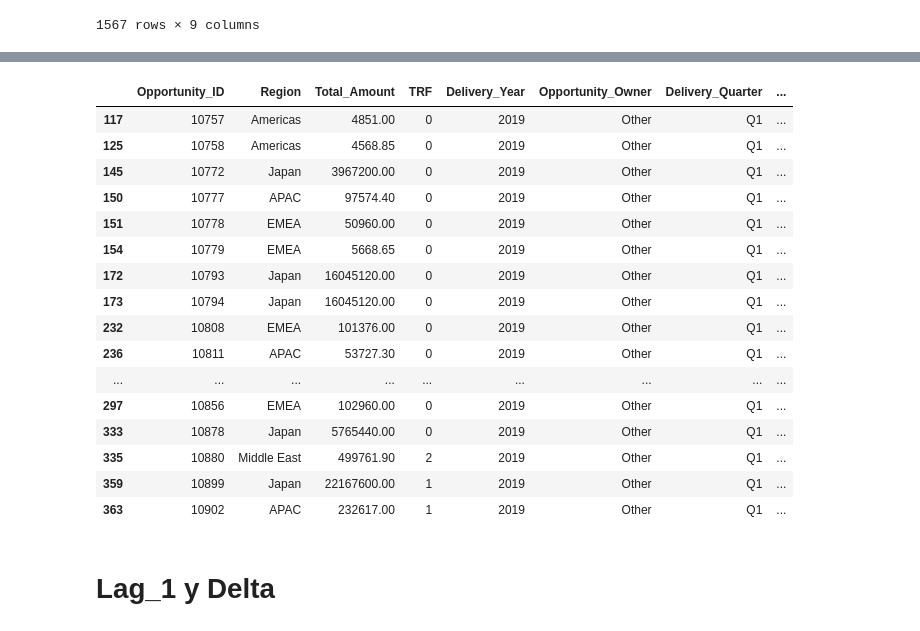
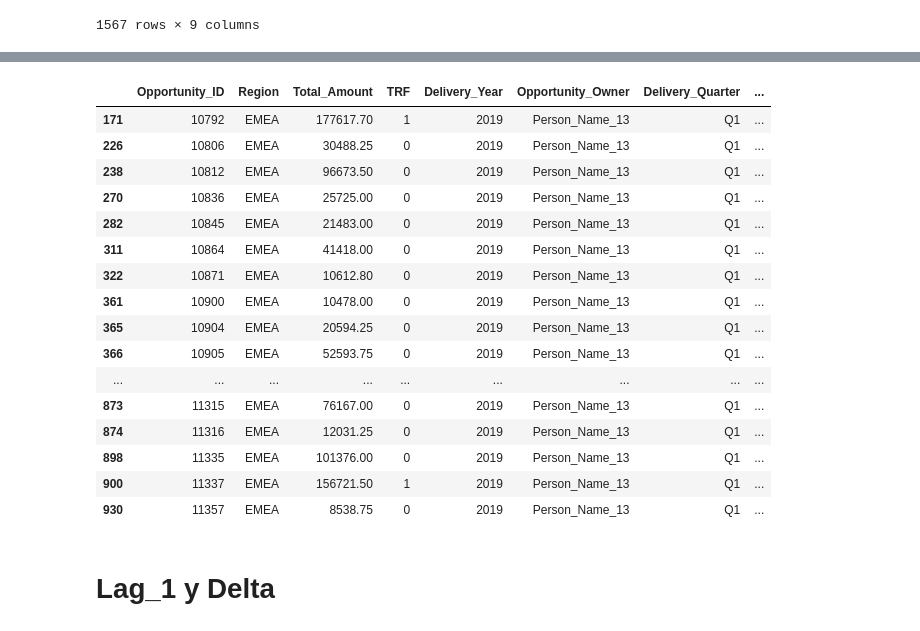
Before and after one commit to BautistaXifro/Machine-Learning-Datos, a Jupyter notebook: FeatureEngineering/FeatureEngineering.ipynb, the cells around one changed output, grey strips where cells are left out. Cells and saved outputs as stored; diff of their text form; code cells hidden in the pictures.

```diff
--- a/FeatureEngineering/FeatureEngineering.ipynb
+++ b/FeatureEngineering/FeatureEngineering.ipynb
@@ -72,0 +75,18 @@ df.loc[df['Total_Amount_Currency'] == 'GBP', 'Total_Amount_Currency'] = 'USD'
+# %%
+df.dropna(inplace = True)
+df['Opportunity_Created_Date'] = pd.to_datetime(df['Opportunity_Created_Date'],errors='coerce')
+df["Year Created"] = df["Opportunity_Created_Date"].dt.year
+df["Month Created"] =df["Opportunity_Created_Date"].dt.month
+df["Expensive"] = np.where(df["Total_Taxable_Amount"] >= 80000, 1, 0)
+df['Planned_Delivery_Start_Date'] = pd.to_datetime(df['Planned_Delivery_Start_Date'],errors='coerce')
+df['Planned_Delivery_End_Date'] = pd.to_datetime(df['Planned_Delivery_End_Date'],errors='coerce')
+df = df[df["Total_Amount"] > 0]
+df["Total_Amount"] = np.log(df["Total_Amount"])
+entrenamiento_by_region = df.groupby("Region").agg({"Stage" : "count"})
+entrenamiento_by_region.rename(columns = {"Stage" : "Amount of Cases"}, inplace = True)
+entrenamiento_won_by_region = df[df["Stage"] == "Closed Won"].groupby("Region").agg({"Stage" : "count"})
+entrenamiento_won_by_region.rename(columns = {"Stage" : "Cases won"}, inplace = True)
+
+entrenamiento_won_by_region["percentage"] = (entrenamiento_won_by_region["Cases won"] / entrenamiento_by_region["Amount of Cases"]) * 100
+df = df.merge(entrenamiento_won_by_region, on = "Region")
+df["Años en entregar"] = df["Delivery_Year"] - df["Year Created"]
@@ -244,11 +297,11 @@ DataFrame_test
 | 2550 | 12368 | EMEA | 871020.8 | 3 | 2019 | Person_Name_16 | Q4 | ... |
 1567 rows × 9 columns
 # %%
-for persona in DataFrame_test.drop_duplicates('Opportunity_Owner', keep = 'last')['Opportunity_Owner']:
-    flag = False
-    for chequeo in short_df.drop_duplicates('Opportunity_Owner', keep = 'last')['Opportunity_Owner']:
-        if persona == chequeo:
-            flag = True
-    if flag == False:
-        DataFrame_test.loc[DataFrame_test['Opportunity_Owner'] == persona, 'Opportunity_Owner'] = 'Other'
-DataFrame_test
+#for persona in DataFrame_test.drop_duplicates('Opportunity_Owner', keep = 'last')['Opportunity_Owner']:
+#    flag = False
+#    for chequeo in short_df.drop_duplicates('Opportunity_Owner', keep = 'last')['Opportunity_Owner']:
+#        if persona == chequeo:
+#            flag = True
+#    if flag == False:
+#        DataFrame_test.loc[DataFrame_test['Opportunity_Owner'] == persona, 'Opportunity_Owner'] = 'Other'
+#DataFrame_test
@@ -288,0 +308,3 @@ Name: Opportunity_Owner, dtype: int64
+# %%
+DataFrame_test['Promedio_Region_Por_Quarter'] = DataFrame_test.groupby(['Region','Delivery_Quarter'])['Total_Amount'].transform('mean')
+DataFrame_test
@@ -289,25 +325,25 @@ Name: Opportunity_Owner, dtype: int64
 # %%
-DataFrame_test['Promedio'] = DataFrame_test.groupby(['Delivery_Year','Opportunity_Owner','Delivery_Quarter'])['Total_Amount'].transform('mean')
+DataFrame_test['Promedio_Owner_Por_Year_And_Quarter'] = DataFrame_test.groupby(['Delivery_Year','Opportunity_Owner','Delivery_Quarter'])['Total_Amount'].transform('mean')
 DataFrame_test = DataFrame_test.sort_values(['Opportunity_Owner','Delivery_Year', 'Delivery_Quarter'])
 DataFrame_test.head(25)
 # %% [output]
 |  | Opportunity_ID | Region | Total_Amount | TRF | Delivery_Year | Opportunity_Owner | Delivery_Quarter | ... |
-| 117 | 10757 | Americas | 4851.00 | 0 | 2019 | Other | Q1 | ... |
-| 125 | 10758 | Americas | 4568.85 | 0 | 2019 | Other | Q1 | ... |
-| 145 | 10772 | Japan | 3967200.00 | 0 | 2019 | Other | Q1 | ... |
-| 150 | 10777 | APAC | 97574.40 | 0 | 2019 | Other | Q1 | ... |
-| 151 | 10778 | EMEA | 50960.00 | 0 | 2019 | Other | Q1 | ... |
-| 154 | 10779 | EMEA | 5668.65 | 0 | 2019 | Other | Q1 | ... |
-| 172 | 10793 | Japan | 16045120.00 | 0 | 2019 | Other | Q1 | ... |
-| 173 | 10794 | Japan | 16045120.00 | 0 | 2019 | Other | Q1 | ... |
-| 232 | 10808 | EMEA | 101376.00 | 0 | 2019 | Other | Q1 | ... |
-| 236 | 10811 | APAC | 53727.30 | 0 | 2019 | Other | Q1 | ... |
+| 171 | 10792 | EMEA | 177617.70 | 1 | 2019 | Person_Name_13 | Q1 | ... |
+| 226 | 10806 | EMEA | 30488.25 | 0 | 2019 | Person_Name_13 | Q1 | ... |
+| 238 | 10812 | EMEA | 96673.50 | 0 | 2019 | Person_Name_13 | Q1 | ... |
+| 270 | 10836 | EMEA | 25725.00 | 0 | 2019 | Person_Name_13 | Q1 | ... |
+| 282 | 10845 | EMEA | 21483.00 | 0 | 2019 | Person_Name_13 | Q1 | ... |
+| 311 | 10864 | EMEA | 41418.00 | 0 | 2019 | Person_Name_13 | Q1 | ... |
+| 322 | 10871 | EMEA | 10612.80 | 0 | 2019 | Person_Name_13 | Q1 | ... |
+| 361 | 10900 | EMEA | 10478.00 | 0 | 2019 | Person_Name_13 | Q1 | ... |
+| 365 | 10904 | EMEA | 20594.25 | 0 | 2019 | Person_Name_13 | Q1 | ... |
+| 366 | 10905 | EMEA | 52593.75 | 0 | 2019 | Person_Name_13 | Q1 | ... |
 | ... | ... | ... | ... | ... | ... | ... | ... | ... |
-| 297 | 10856 | EMEA | 102960.00 | 0 | 2019 | Other | Q1 | ... |
-| 333 | 10878 | Japan | 5765440.00 | 0 | 2019 | Other | Q1 | ... |
-| 335 | 10880 | Middle East | 499761.90 | 2 | 2019 | Other | Q1 | ... |
-| 359 | 10899 | Japan | 22167600.00 | 1 | 2019 | Other | Q1 | ... |
-| 363 | 10902 | APAC | 232617.00 | 1 | 2019 | Other | Q1 | ... |
+| 873 | 11315 | EMEA | 76167.00 | 0 | 2019 | Person_Name_13 | Q1 | ... |
+| 874 | 11316 | EMEA | 12031.25 | 0 | 2019 | Person_Name_13 | Q1 | ... |
+| 898 | 11335 | EMEA | 101376.00 | 0 | 2019 | Person_Name_13 | Q1 | ... |
+| 900 | 11337 | EMEA | 156721.50 | 1 | 2019 | Person_Name_13 | Q1 | ... |
+| 930 | 11357 | EMEA | 8538.75 | 0 | 2019 | Person_Name_13 | Q1 | ... |
 # %% [markdown]
 # Lag_1 y Delta
 # %%
```
Also changed, not shown: parts of 17 cells of this notebook, 11 other files.
